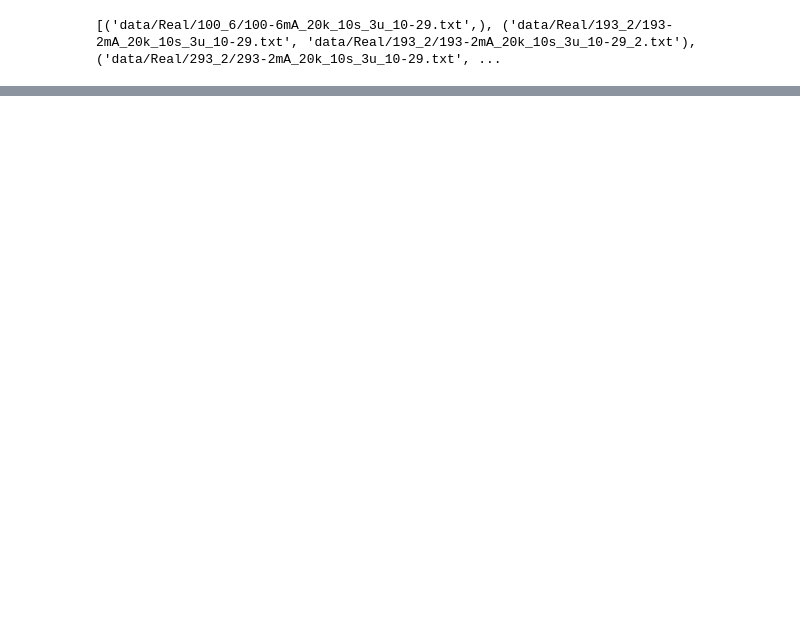
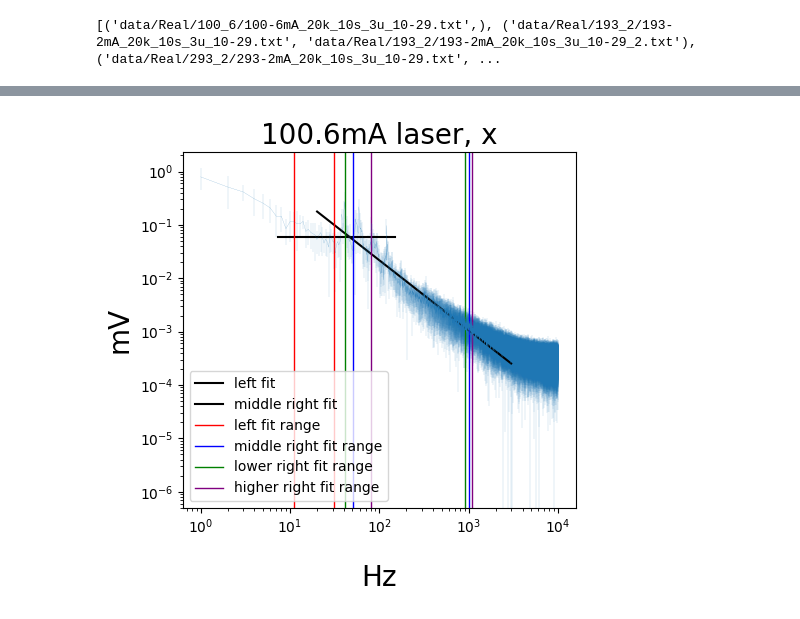
Before and after one commit to Snowton/jlab, a Jupyter notebook: Optical-Trap-master/brownian_analysis.ipynb, the cells around one changed output, grey strips where cells are left out. Saved outputs shown, nothing was run; the diff lists cells and outputs as text; code cells hidden in the pictures; blank space fills up the shorter version.

```diff
--- a/Optical-Trap-master/brownian_analysis.ipynb
+++ b/Optical-Trap-master/brownian_analysis.ipynb
@@ -89,3 +127,13 @@ for power_tuple in floating_brownian_files:
             power_data += [[[float(i) for i in line.split("\t")] for line in lines]]
 
     data += [np.array(power_data)]
+
+for i, power_tuple in enumerate(data):
+    trial_fits = []
+    for trial_data in power_tuple:
+        # plt.plot(trial_data[:,0], trial_data[:,1], lw=0.1)
+        # plt.show()
+        trial_data[:,0]
+        trial_data[:,2]
+        trial_data[:,1]
+        trial_data[:,3]
@@ -160,0 +140,74 @@ for i, power_tuple in enumerate(data):
+# %%
+fits = []
+for axis in range(2):
+    fitsforaxis = []
+    for i, power_tuple in enumerate(data):
+        trial_fits = []
+        for trial_data in power_tuple:
+            # plt.plot(trial_data[:,0], trial_data[:,1], lw=0.1)
+            # plt.show()
+            sampling_rate = 20000
+            bin_length = len(trial_data) // 10
+            binned_data = np.reshape(trial_data[:,axis], (-1, bin_length))
+            avgs = np.sum(binned_data, axis=-1, keepdims=True) / bin_length
+            binned_data -= avgs
+
+            amps = abs(scipy.fft.fft(binned_data) / (np.sqrt(bin_length))) # because we want "ortho" normalization ? # np.sqrt(len(dists)) *
+            amps = amps[:,1:bin_length//2]
+            # amps = np.sqrt(pwsp) # for OUR psd take the sqrt of the power spectrum? because that's what it says?
+            # freqs = np.array(range(len(amps))) * sampling_rate
+            freqs = scipy.fft.fftfreq(bin_length, d=1/2e4, device=None)
+            freqs = freqs[1:len(freqs)//2]
+            # print(amps.shape)
+            # for amp_data in amps:
+            #     print(np.argmin(amp_data))
+            #     plt.loglog(freqs, (amp_data), lw=0.1, color="grey", label="fourier spectrum")
+            #     plt.show()
+            means = np.sum(amps, axis=0, keepdims=True) / len(amps)
+            variances = np.sum((amps - means) ** 2, axis=0) / (len(amps) - 1)
+            stds = np.sqrt(variances)
+            means = means[0]
+            plt.errorbar(freqs, means, yerr=stds, lw=0.1)
+            plt.yscale('log')
+            plt.xscale('log')
+
+            def constant_fit(x, c):
+                return c
+            def neg1_slope_fit(x, c, m):
+                return m*np.array(x) + c
+            constrange = np.array([10, 3*10 + i*10])
+            neg1range = np.array([80 + i*1 if i> 0 else 50, 1*10**3 + i*10])
+            neg1rangeless = np.array([neg1range[0]-30 if i>0 else neg1range[0]-10, neg1range[1]-100])
+            neg1rangemore = np.array([neg1range[0]+30, neg1range[1]+100*(i+1)])
+            print(stds.shape, means.shape, neg1range, neg1rangeless, neg1rangemore)
+            constopt, constcov = opt.curve_fit(constant_fit, freqs[constrange[0]:constrange[1]], means[constrange[0]:constrange[1]], p0=(1), sigma=stds[constrange[0]:constrange[1]])
+            neg1opt, neg1cov = opt.curve_fit(neg1_slope_fit, np.log(freqs[neg1range[0]:neg1range[1]]), np.log(means[neg1range[0]:neg1range[1]]), p0=(1, -1), sigma=(stds / means)[neg1range[0]:neg1range[1]])
+            neg1optless, neg1covless = opt.curve_fit(neg1_slope_fit, np.log(freqs[neg1rangeless[0]:neg1rangeless[1]]), np.log(means[neg1rangeless[0]:neg1rangeless[1]]), p0=(1, -1), sigma=(stds / means)[neg1rangeless[0]:neg1rangeless[1]])
+            neg1optmore, neg1covmore = opt.curve_fit(neg1_slope_fit, np.log(freqs[neg1rangemore[0]:neg1rangemore[1]]), np.log(means[neg1rangemore[0]:neg1rangemore[1]]), p0=(1, -1), sigma=(stds / means)[neg1rangemore[0]:neg1rangemore[1]])
+            print(constopt, constcov)
+            print(neg1opt, neg1cov)
+            plottingconst = np.linspace(2, 5, 100)
+            plottingneg1 = np.linspace(3, 8, 100)
+            plt.loglog(np.e ** plottingconst, np.array([constopt[0]] * 100), color="black", label="left fit")
+            plt.loglog(np.e ** plottingneg1, np.e ** (neg1opt[1] * plottingneg1 + np.array([neg1opt[0]] * 100)), color="black", label="middle right fit")
+            plt.axline((freqs[constrange[0]], 1e-3), (freqs[constrange[0]], 1e-6), linewidth=1, color='r', label="left fit range")
+            plt.axline((freqs[constrange[1]], 1e-3), (freqs[constrange[1]], 1e-6), linewidth=1, color='r')
+            plt.axline((freqs[neg1range[0]], 1e-3), (freqs[neg1range[0]], 1e-6), linewidth=1, color='b', label="middle right fit range")
+            plt.axline((freqs[neg1range[1]], 1e-3), (freqs[neg1range[1]], 1e-6), linewidth=1, color='b')
+            plt.axline((freqs[neg1rangeless[0]], 1e-3), (freqs[neg1rangeless[0]], 1e-6), linewidth=1, color='g', label="lower right fit range")
+            plt.axline((freqs[neg1rangeless[1]], 1e-3), (freqs[neg1rangeless[1]], 1e-6), linewidth=1, color='g')
+            plt.axline((freqs[neg1rangemore[0]], 1e-3), (freqs[neg1rangemore[0]], 1e-6), linewidth=1, color='purple', label="higher right fit range")
+            plt.axline((freqs[neg1rangemore[1]], 1e-3), (freqs[neg1rangemore[1]], 1e-6), linewidth=1, color='purple')
+
+            plt.xlabel(r'Hz', fontsize=20, labelpad=20)
+            plt.ylabel(r'mV', fontsize=20)
+            # plt.legend(loc="upper right" if ind != 4 else "lower right",fontsize=15,ncol = 1)
+            # add title if necessary
+            plt.title(f'{laser_powers[i]}mA laser, {"x" if axis==0 else "y"}', fontsize=20)
+            plt.legend(loc="lower left",fontsize=10,ncol = 1)
+            plt.show()
+
+            trial_fits += [{'c':(constopt, constcov), 'bm':(neg1opt, neg1cov), 'bmless':(neg1optless, neg1covless), 'bmmore':(neg1optmore, neg1covmore)}]
+        fitsforaxis += [trial_fits]
+    fits += [fitsforaxis]
+# %% [output]
@@ -160,0 +218 @@ for i, power_tuple in enumerate(data):
+[figure, added]
```
Also changed, not shown: parts of 8 cells of this notebook, 26 other files.
